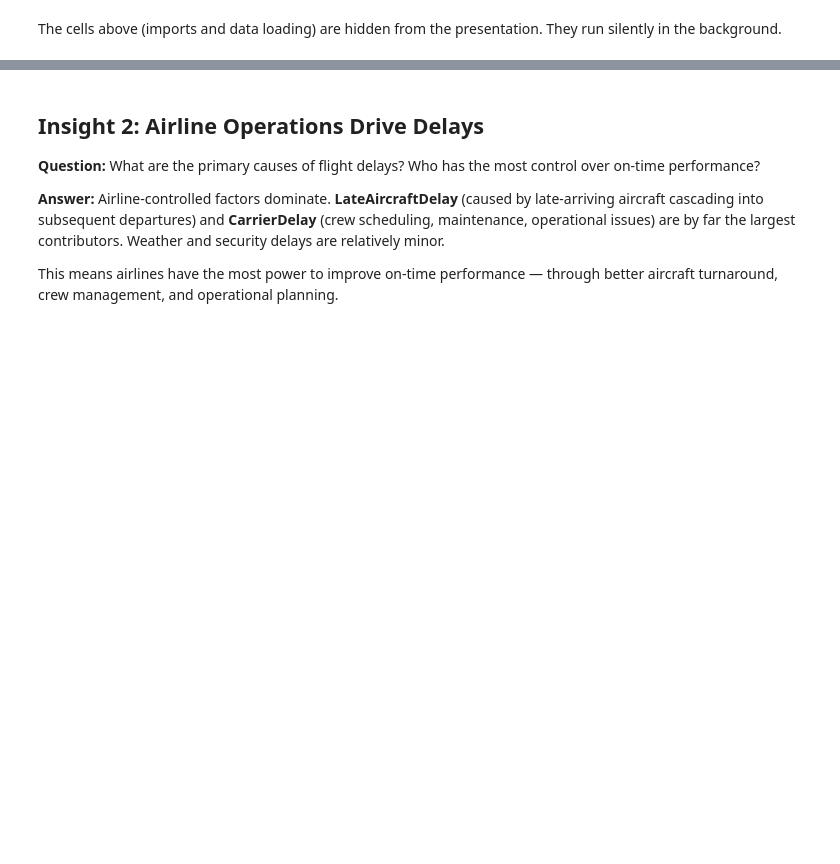
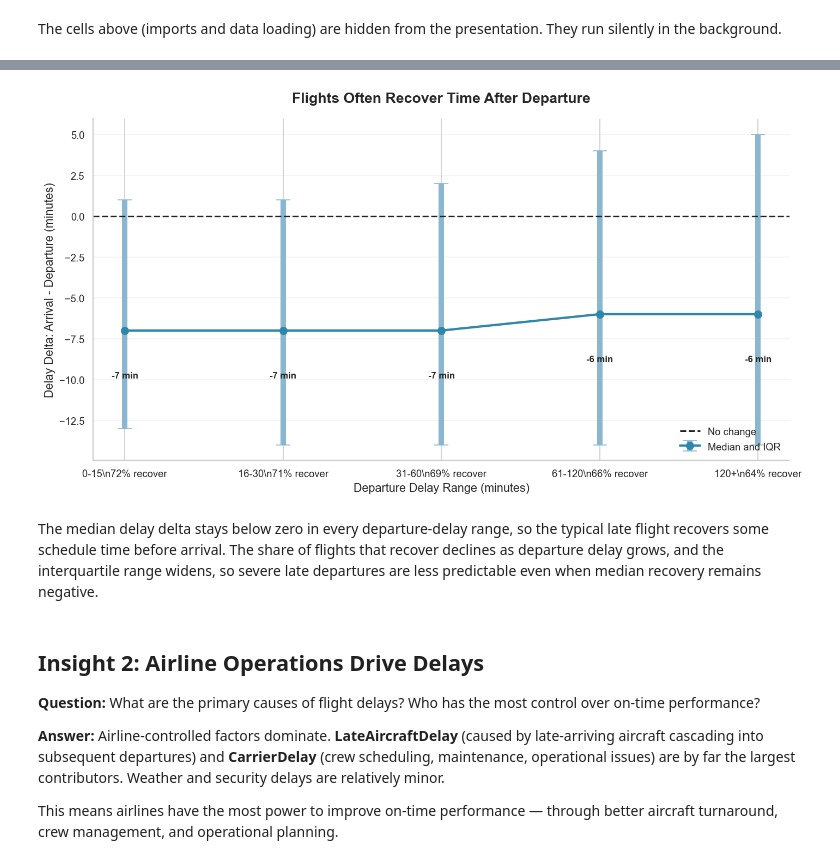
Before and after one commit to luisjfeliu/data-analysis-flight-delays-visuals, a Jupyter notebook: Part_II_explanatory.ipynb, the cells around one changed output, grey strips where cells are left out. Cells and saved outputs as stored; diff of their text form; code cells hidden in the pictures; blank space fills up the shorter version.

```diff
--- a/Part_II_explanatory.ipynb
+++ b/Part_II_explanatory.ipynb
@@ -162,3 +154,65 @@ The hexbin plot reveals a strong positive correlation between departure and arri
+# %%
+# Insight 1: Delay recovery by departure-delay range
+v1_flights = df_active[df_active['DepDelay'] >= 0].copy()
+dep_delay_bins = [0, 15, 30, 60, 120, np.inf]
+dep_delay_labels = ['0-15', '16-30', '31-60', '61-120', '120+']
+v1_flights['DepDelayRange'] = pd.cut(
+    v1_flights['DepDelay'],
+    bins=dep_delay_bins,
+    labels=dep_delay_labels,
+    include_lowest=True
+)
+
+v1_summary = (
+    v1_flights.dropna(subset=['DepDelayRange'])
+    .groupby('DepDelayRange', observed=True)
+    .agg(
+        median_delta=('DelayDelta', 'median'),
+        q1_delta=('DelayDelta', lambda values: values.quantile(0.25)),
+        q3_delta=('DelayDelta', lambda values: values.quantile(0.75)),
+        recovered_share=('DelayDelta', lambda values: (values < 0).mean())
+    )
+    .reindex(dep_delay_labels)
+    .reset_index()
+)
+
+x = np.arange(len(v1_summary))
+median = v1_summary['median_delta']
+yerr = np.vstack([median - v1_summary['q1_delta'], v1_summary['q3_delta'] - median])
+
+fig, ax = plt.subplots(figsize=(12, 6.5))
+ax.errorbar(
+    x,
+    median,
+    yerr=yerr,
+    fmt='o-',
+    color='#2E86AB',
+    ecolor='#8AB7CF',
+    elinewidth=6,
+    capsize=8,
+    linewidth=2.5,
+    markersize=8,
+    label='Median and IQR'
+)
+ax.axhline(0, color='#222222', linestyle='--', linewidth=1.8, label='No change')
+ax.set_xticks(x)
+ax.set_xticklabels([
+    f"{row.DepDelayRange}\\n{row.recovered_share:.0%} recover"
+    for row in v1_summary.itertuples()
+])
+ax.set_title('Flights Often Recover Time After Departure', fontsize=16, fontweight='bold', pad=18)
+ax.set_xlabel('Departure Delay Range (minutes)', fontsize=13)
+ax.set_ylabel('Delay Delta: Arrival - Departure (minutes)', fontsize=13)
+ax.grid(axis='y', alpha=0.25)
+ax.legend(frameon=False, loc='lower right')
+for x_pos, row in zip(x, v1_summary.itertuples()):
+    ax.text(x_pos, row.median_delta - 2.5, f'{row.median_delta:.0f} min',
+            ha='center', va='top', fontsize=10, fontweight='bold')
+plt.tight_layout()
+# %% [output]
+[figure, added]
+# %% [markdown]
+The median delay delta stays below zero in every departure-delay range, so the typical late flight recovers some schedule time before arrival. The share of flights that recover declines as departure delay grows, and the interquartile range widens, so severe late departures are less predictable even when median recovery remains negative.
 # %% [markdown]
 ## Insight 2: Airline Operations Drive Delays
 
```
Also changed, not shown: parts of 27 cells of this notebook, 1 other file.
